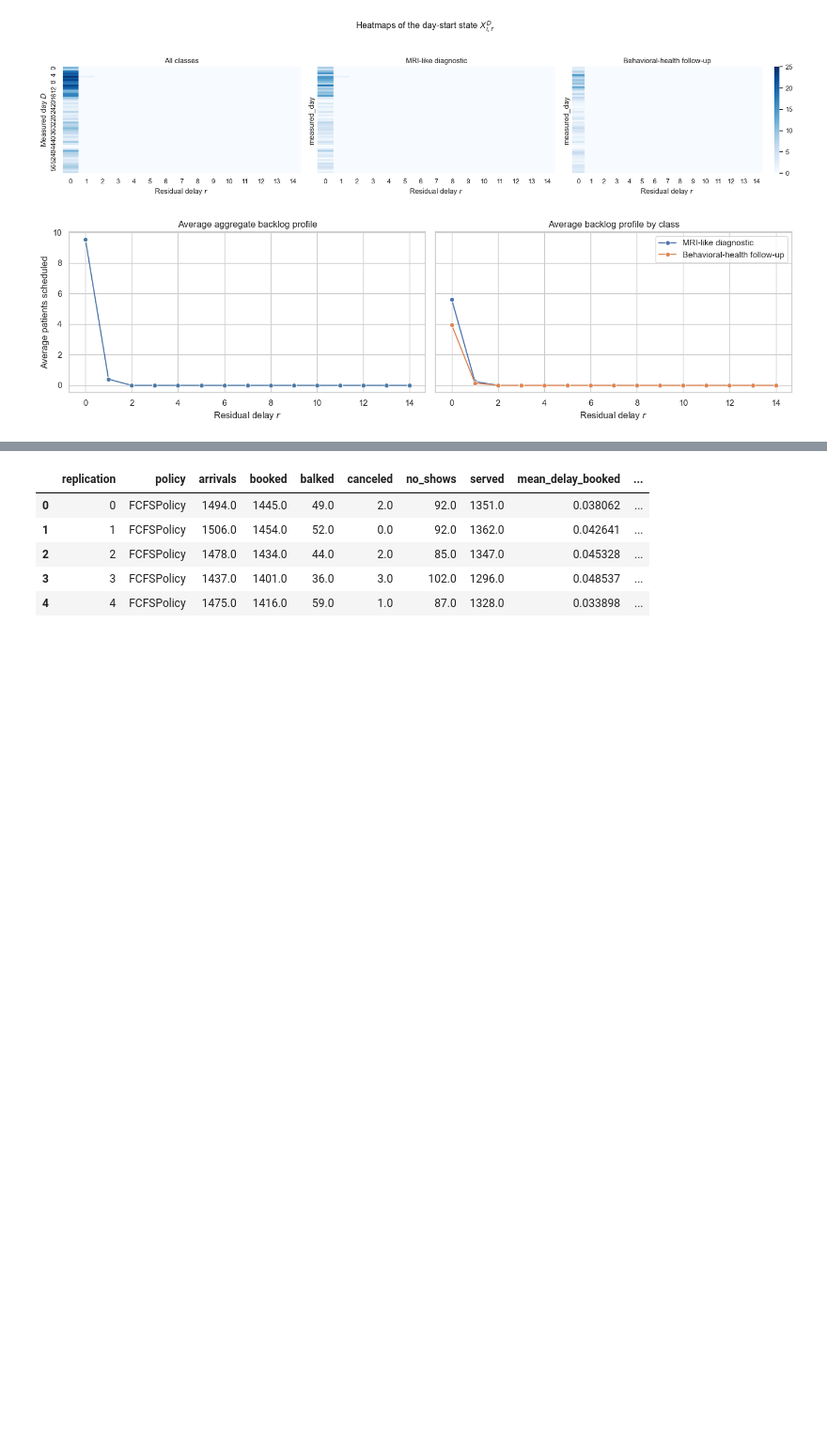
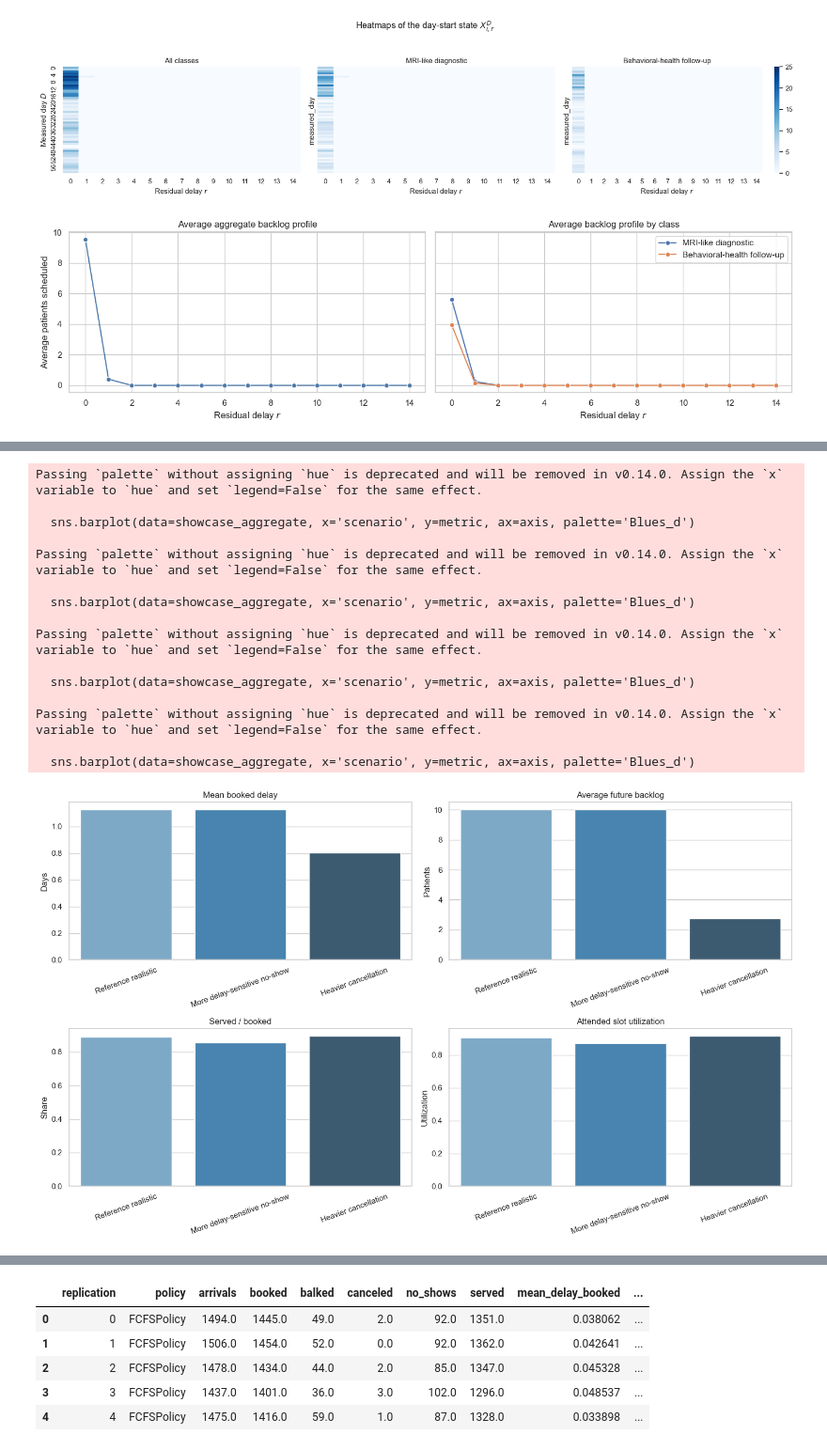
Before and after one commit to alexandre-sdd/research_cuimc_queuing, a Jupyter notebook: Notebooks/simulation.ipynb, the cells around one changed output, grey strips where cells are left out. Shown at 94% size. Saved outputs shown, nothing was run; the diff lists cells and outputs as text; code cells hidden in the pictures; blank space fills up the shorter version.

Commit message:
docs: add showcase scenario to simulation notebook

```diff
--- a/Notebooks/simulation.ipynb
+++ b/Notebooks/simulation.ipynb
@@ -59,6 +60,7 @@ NO_SHOW_OPTION = "source_aligned"
 BACKLOG_VIEW_LAMBDA = 1.0
 BACKLOG_PLOT_DAYS = 90
 BACKLOG_HEATMAP_DAYS = 60
+SHOWCASE_LAMBDA = 1.05
 
 SIM_CONFIG = make_note_config(
     horizon_days=15,
@@ -492,0 +582,16 @@ plt.tight_layout()
+# %%
+showcase_aggregate, showcase_by_class, showcase_results = run_showcase_scenarios(
+    total_lambda=SHOWCASE_LAMBDA
+)
+
+display(showcase_aggregate)
+display(
+    showcase_by_class[[
+        'scenario',
+        'label',
+        'mean_delay_booked',
+        'served_per_booked',
+        'canceled_per_booked',
+        'no_shows_per_booked',
+    ]]
+)
@@ -492,0 +610,35 @@ plt.tight_layout()
+# %%
+fig, axes = plt.subplots(2, 2, figsize=(15, 9))
+
+metric_specs = [
+    ('mean_delay_booked', 'Mean booked delay', 'Days'),
+    ('mean_future_backlog', 'Average future backlog', 'Patients'),
+    ('served_per_booked', 'Served / booked', 'Share'),
+    ('attended_slot_utilization', 'Attended slot utilization', 'Utilization'),
+]
+
+for axis, (metric, title, ylabel) in zip(axes.flat, metric_specs):
+    sns.barplot(data=showcase_aggregate, x='scenario', y=metric, ax=axis, palette='Blues_d')
+    axis.set_title(title)
+    axis.set_xlabel('')
+    axis.set_ylabel(ylabel)
+    axis.tick_params(axis='x', rotation=20)
+
+plt.tight_layout()
+# %% [output]
+Passing `palette` without assigning `hue` is deprecated and will be removed in v0.14.0. Assign the `x` variable to `hue` and set `legend=False` for the same effect.
+
+  sns.barplot(data=showcase_aggregate, x='scenario', y=metric, ax=axis, palette='Blues_d')
+
+Passing `palette` without assigning `hue` is deprecated and will be removed in v0.14.0. Assign the `x` variable to `hue` and set `legend=False` for the same effect.
+
+  sns.barplot(data=showcase_aggregate, x='scenario', y=metric, ax=axis, palette='Blues_d')
+
+Passing `palette` without assigning `hue` is deprecated and will be removed in v0.14.0. Assign the `x` variable to `hue` and set `legend=False` for the same effect.
+
+  sns.barplot(data=showcase_aggregate, x='scenario', y=metric, ax=axis, palette='Blues_d')
+
+Passing `palette` without assigning `hue` is deprecated and will be removed in v0.14.0. Assign the `x` variable to `hue` and set `legend=False` for the same effect.
+
+  sns.barplot(data=showcase_aggregate, x='scenario', y=metric, ax=axis, palette='Blues_d')
+[figure, added]
```
Also changed, not shown: parts of 7 cells of this notebook, 1 other file.
